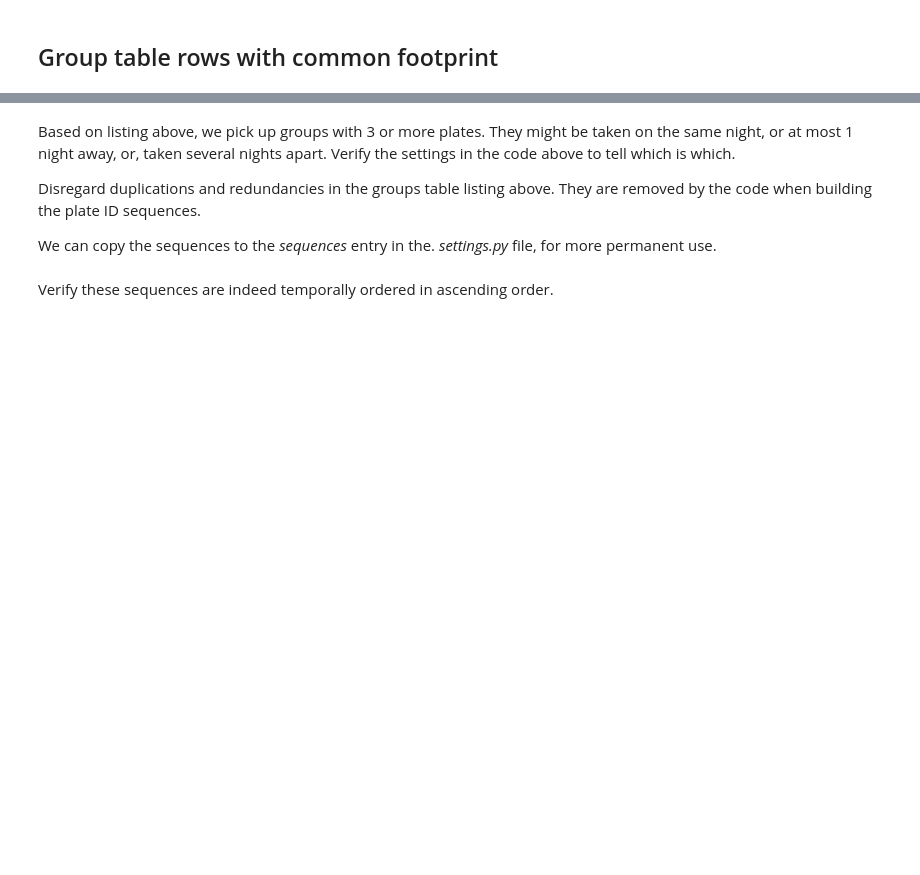
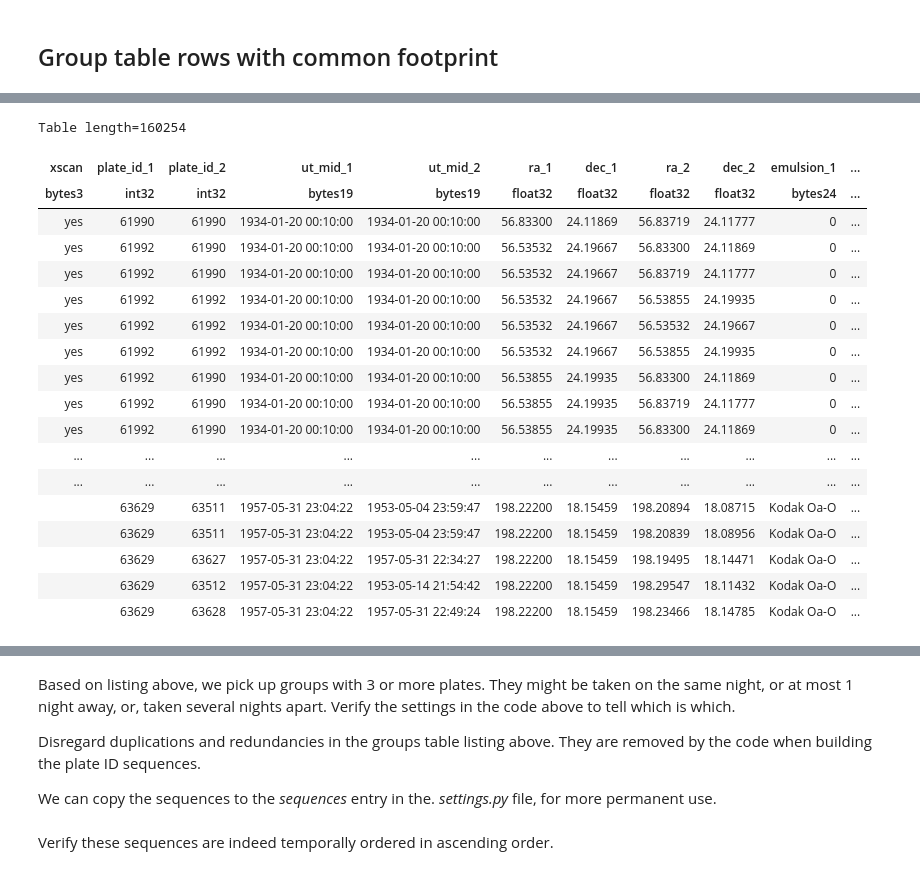
Before and after one commit to cuernodegazpacho/plateanalysis, a Jupyter notebook: footprints/footprint_analysis.ipynb, the cells around one changed output, grey strips where cells are left out. Cells and saved outputs as stored; diff of their text form; code cells hidden in the pictures; blank space fills up the shorter version.

```diff
--- a/footprints/footprint_analysis.ipynb
+++ b/footprints/footprint_analysis.ipynb
@@ -180,9 +207,9 @@ def make_table():
 #                           'emulsion_1', 'emulsion_2', 'ut_mid_1', 'ut_mid_2', 'delta_time', 'area'],
 #                   dtype=['S1', 'i4', 'i4', 'i4', 'i4', 'i4', 'i4', 'S1', 'S1', 'S1', 'S1', 'f4', 'f4'])
 
-    table = Table(names=['plate_id_1', 'plate_id_2', 'ut_mid_1', 'ut_mid_2', 'ra_1', 'dec_1', 'ra_2', 'dec_2',
-                         'mjd_1', 'delta_time', 'area', 'es', 'exptime_1'],
-                  dtype=['i4', 'i4', 'S1', 'S1', 'f4', 'f4', 'f4', 'f4', 'f4', 'f4', 'f4', 'f4', 'i4'])
+    table = Table(names=['xscan','plate_id_1', 'plate_id_2', 'ut_mid_1', 'ut_mid_2', 'ra_1', 'dec_1', 'ra_2', 'dec_2',
+                         'emulsion_1', 'emulsion_2', 'mjd_1', 'delta_time', 'area', 'es', 'exptime_1'],
+                  dtype=['S1', 'i4', 'i4', 'S1', 'S1', 'f4', 'f4', 'f4', 'f4', 'S1', 'S1', 'f4', 'f4', 'f4', 'f4', 'i4'])
 
     table['ra_1'].format = '%.5f'
     table['dec_1'].format = '%.5f'
@@ -374,6 +475,28 @@ table = table[mask]
 table2 = find_matching_plates(table, match_area=0.5)
 # %%
 table2.sort('ut_mid_1')
+# %%
+table2
+# %% [output]
+Table length=160254
+| xscan | plate_id_1 | plate_id_2 | ut_mid_1 | ut_mid_2 | ra_1 | dec_1 | ra_2 | dec_2 | emulsion_1 | ... |
+| bytes3 | int32 | int32 | bytes19 | bytes19 | float32 | float32 | float32 | float32 | bytes24 | ... |
+| yes | 61990 | 61990 | 1934-01-20 00:10:00 | 1934-01-20 00:10:00 | 56.83300 | 24.11869 | 56.83719 | 24.11777 | 0 | ... |
+| yes | 61992 | 61990 | 1934-01-20 00:10:00 | 1934-01-20 00:10:00 | 56.53532 | 24.19667 | 56.83300 | 24.11869 | 0 | ... |
+| yes | 61992 | 61990 | 1934-01-20 00:10:00 | 1934-01-20 00:10:00 | 56.53532 | 24.19667 | 56.83719 | 24.11777 | 0 | ... |
+| yes | 61992 | 61992 | 1934-01-20 00:10:00 | 1934-01-20 00:10:00 | 56.53532 | 24.19667 | 56.53855 | 24.19935 | 0 | ... |
+| yes | 61992 | 61992 | 1934-01-20 00:10:00 | 1934-01-20 00:10:00 | 56.53532 | 24.19667 | 56.53532 | 24.19667 | 0 | ... |
+| yes | 61992 | 61992 | 1934-01-20 00:10:00 | 1934-01-20 00:10:00 | 56.53532 | 24.19667 | 56.53855 | 24.19935 | 0 | ... |
+| yes | 61992 | 61990 | 1934-01-20 00:10:00 | 1934-01-20 00:10:00 | 56.53855 | 24.19935 | 56.83300 | 24.11869 | 0 | ... |
+| yes | 61992 | 61990 | 1934-01-20 00:10:00 | 1934-01-20 00:10:00 | 56.53855 | 24.19935 | 56.83719 | 24.11777 | 0 | ... |
+| yes | 61992 | 61990 | 1934-01-20 00:10:00 | 1934-01-20 00:10:00 | 56.53855 | 24.19935 | 56.83300 | 24.11869 | 0 | ... |
+| ... | ... | ... | ... | ... | ... | ... | ... | ... | ... | ... |
+| ... | ... | ... | ... | ... | ... | ... | ... | ... | ... | ... |
+|  | 63629 | 63511 | 1957-05-31 23:04:22 | 1953-05-04 23:59:47 | 198.22200 | 18.15459 | 198.20894 | 18.08715 | Kodak Oa-O | ... |
+|  | 63629 | 63511 | 1957-05-31 23:04:22 | 1953-05-04 23:59:47 | 198.22200 | 18.15459 | 198.20839 | 18.08956 | Kodak Oa-O | ... |
+|  | 63629 | 63627 | 1957-05-31 23:04:22 | 1957-05-31 22:34:27 | 198.22200 | 18.15459 | 198.19495 | 18.14471 | Kodak Oa-O | ... |
+|  | 63629 | 63512 | 1957-05-31 23:04:22 | 1953-05-14 21:54:42 | 198.22200 | 18.15459 | 198.29547 | 18.11432 | Kodak Oa-O | ... |
+|  | 63629 | 63628 | 1957-05-31 23:04:22 | 1957-05-31 22:49:24 | 198.22200 | 18.15459 | 198.23466 | 18.14785 | Kodak Oa-O | ... |
 # %%
 # build column that uniquely identifies plate combinations
 new_id_strings = [f"{row['plate_id_1']}_{row['plate_id_2']}" for row in table2]
```
Also changed, not shown: parts of 23 cells of this notebook, 17 other files.
